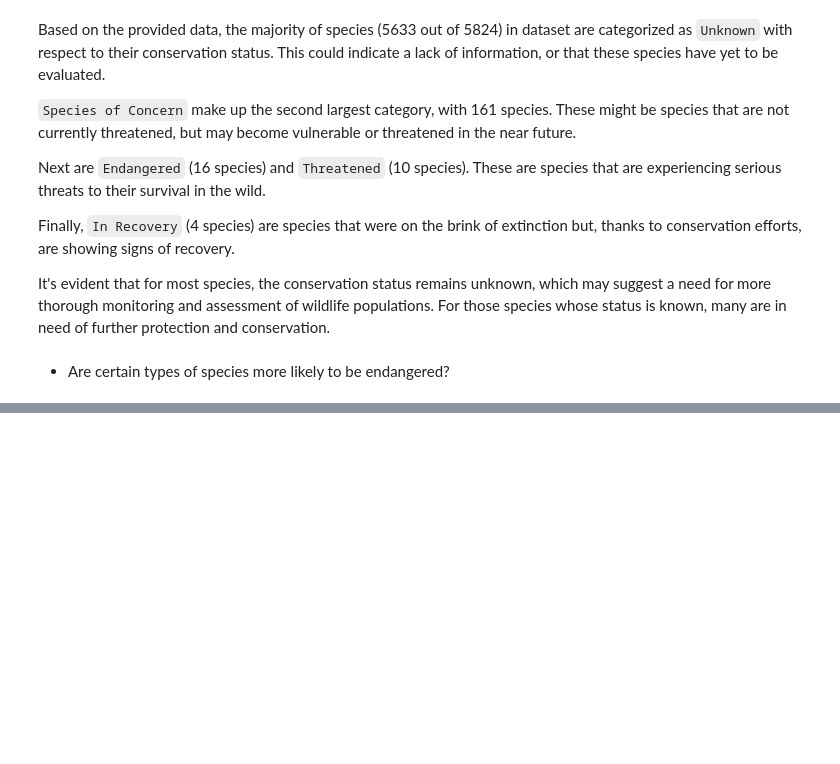
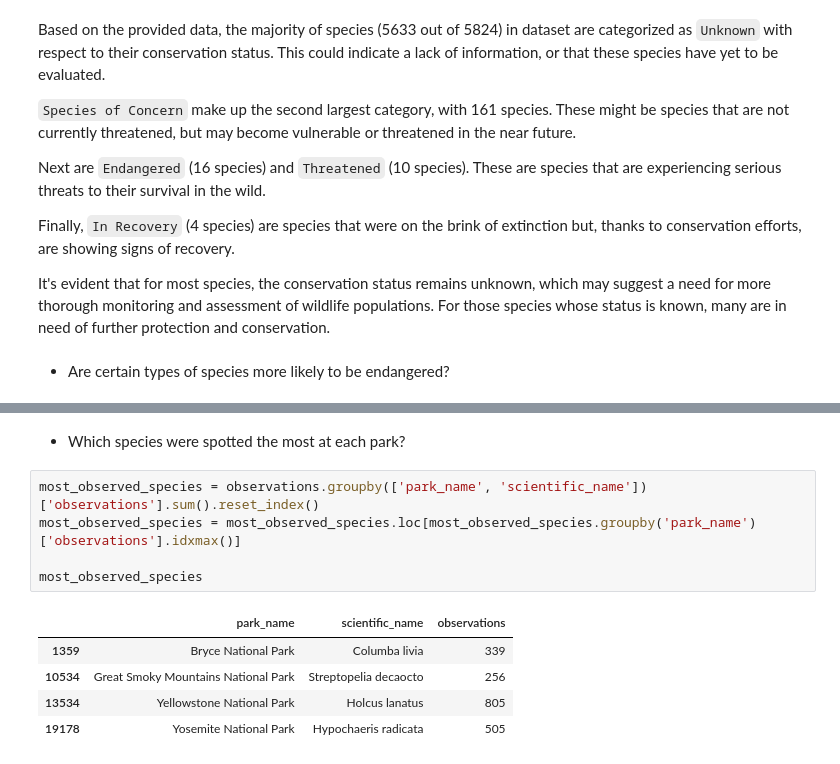
Before and after one commit to davniysons/Codecademy-Data-Science-Portfolio, a Jupyter notebook: biodiversity.ipynb, the cells around one changed output, grey strips where cells are left out. Cells and saved outputs as stored; diff of their text form; blank space fills up the shorter version.

```diff
--- a/biodiversity.ipynb
+++ b/biodiversity.ipynb
@@ -103,0 +175,13 @@ It's evident that for most species, the conservation status remains unknown, whi
+# %% [markdown]
+- Which species were spotted the most at each park?
+# %%
+most_observed_species = observations.groupby(['park_name', 'scientific_name'])['observations'].sum().reset_index()
+most_observed_species = most_observed_species.loc[most_observed_species.groupby('park_name')['observations'].idxmax()]
+
+most_observed_species
+# %% [output]
+|  | park_name | scientific_name | observations |
+| 1359 | Bryce National Park | Columba livia | 339 |
+| 10534 | Great Smoky Mountains National Park | Streptopelia decaocto | 256 |
+| 13534 | Yellowstone National Park | Holcus lanatus | 805 |
+| 19178 | Yosemite National Park | Hypochaeris radicata | 505 |
```
Also changed, not shown: parts of 13 cells of this notebook, 1 other file.
